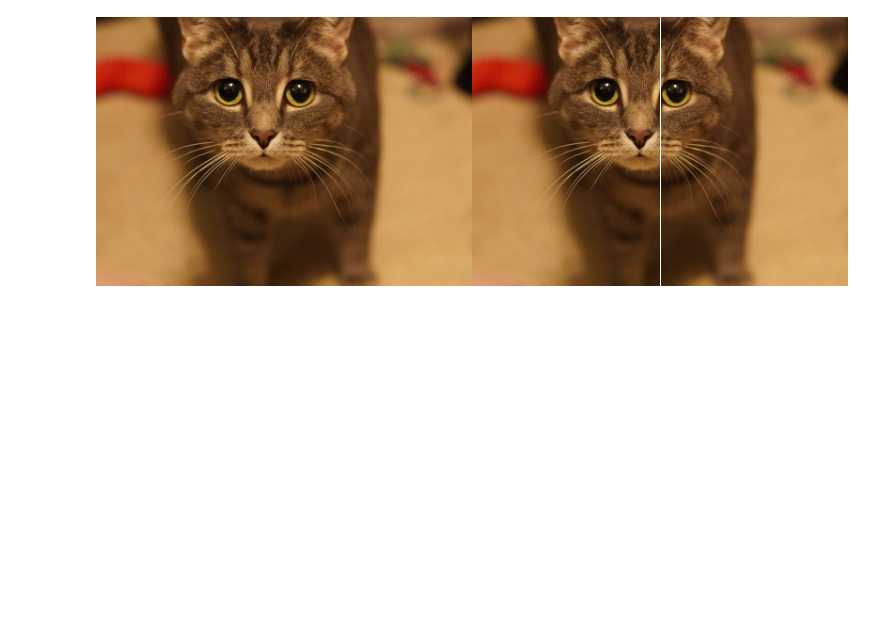
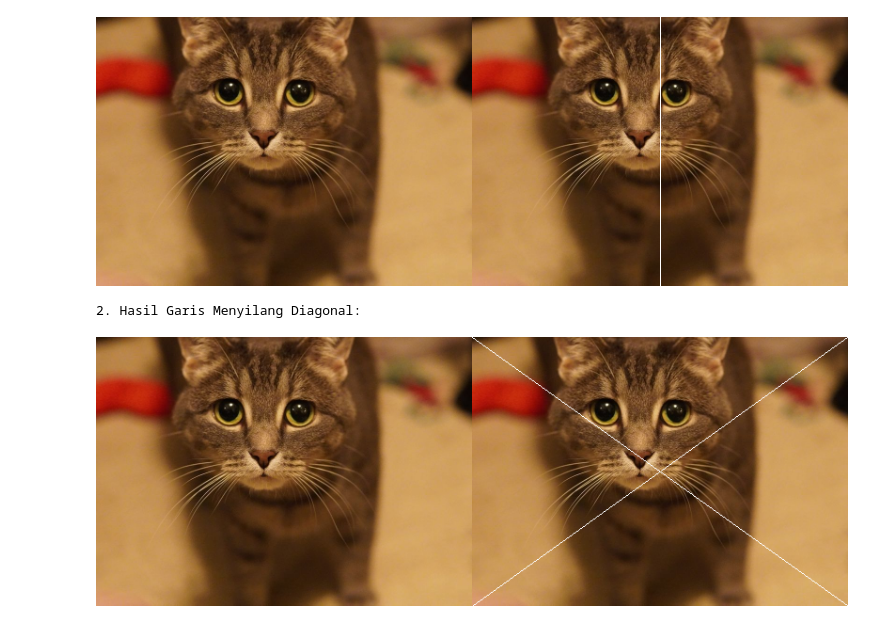
Before and after one commit to eiyu18/pcvk, a Jupyter notebook: pcvk1.ipynb, the cells around one changed output. Cells and saved outputs as stored; diff of their text form; code cells hidden in the pictures; blank space fills up the shorter version.

```diff
--- a/pcvk1.ipynb
+++ b/pcvk1.ipynb
@@ -87,3 +87,25 @@ print('\n')
 # %% [output]
 1. Hasil Garis Vertikal:
 [figure]
+# %%
+url = "https://placecats.com/800/571"
+image = io.imread(url)
+image = cv.resize(image, (0,0), fx=0.5, fy=0.5)
+
+tinggi = image.shape[0]
+lebar = image.shape[1]
+
+image_original = cv.cvtColor(image, cv.COLOR_BGR2RGB)
+image_vertikal = cv.cvtColor(image, cv.COLOR_BGR2RGB)
+image_diagonal = cv.cvtColor(image, cv.COLOR_BGR2RGB)
+
+cv.line(image_diagonal, pt1=(0, 0), pt2=(lebar, tinggi), color=(255, 255, 255), thickness=1)
+
+cv.line(image_diagonal, pt1=(lebar, 0), pt2=(0, tinggi), color=(255, 255, 255), thickness=1)
+
+print("2. Hasil Garis Menyilang Diagonal:")
+final_frame_diagonal = cv.hconcat((image_original, image_diagonal))
+cv2_imshow(final_frame_diagonal)
+# %% [output]
+2. Hasil Garis Menyilang Diagonal:
+[figure, added]
```
